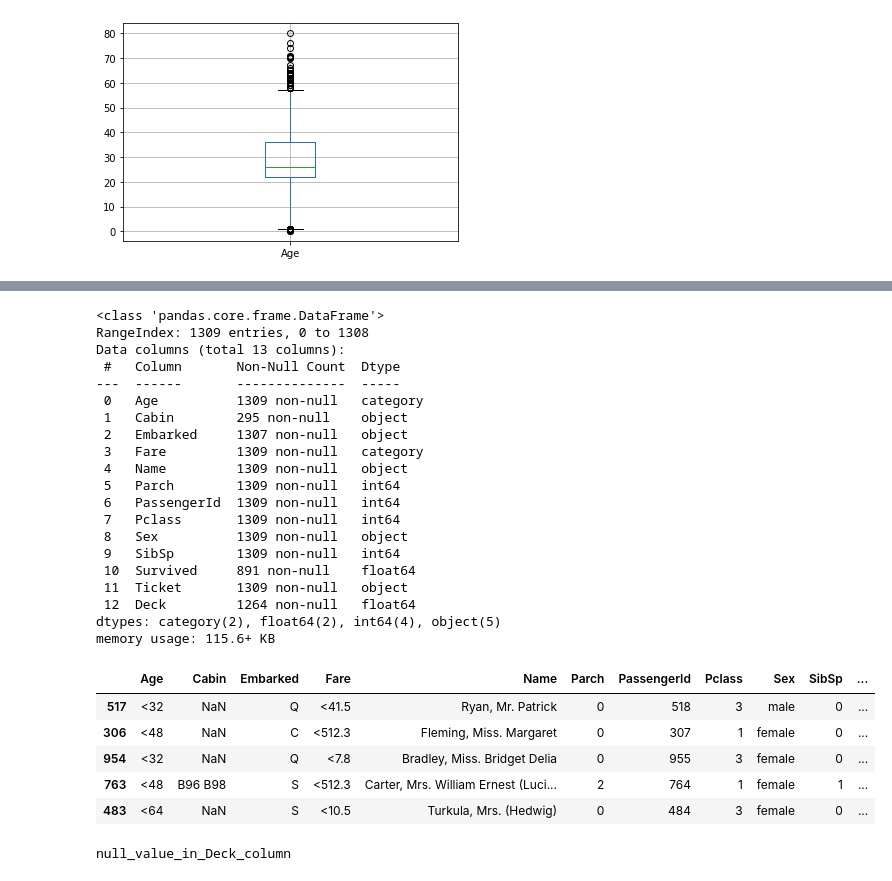
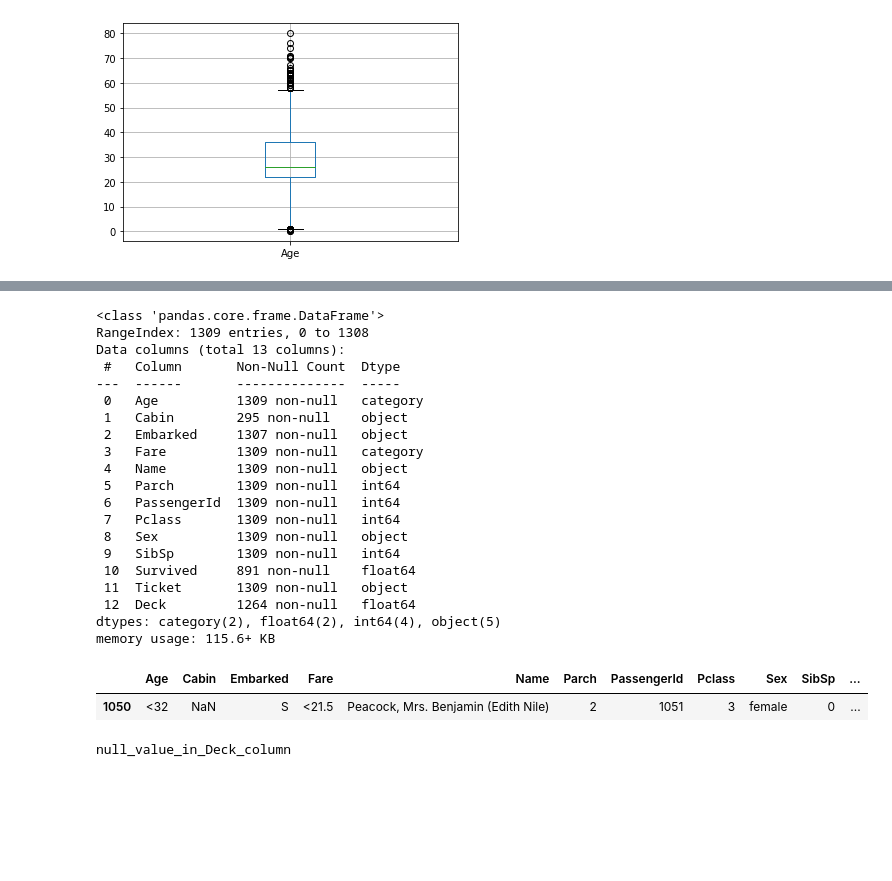
Before and after one commit to johnhhu2020/Kaggle-Machine-Learning-Feature-Engineering, a Jupyter notebook: 87%_Titanic_MachineLearning.ipynb, the cells around one changed output, grey strips where cells are left out. Drawn from its saved outputs; the diff is of its cells as text; code cells hidden in the pictures; blank space fills up the shorter version.

```diff
--- a/87%_Titanic_MachineLearning.ipynb
+++ b/87%_Titanic_MachineLearning.ipynb
@@ -461,39 +421,35 @@ Name: Deck, dtype: float64
 # %%
 ############################################################################################################################### Fillin Cabin based on Pclass Fare
 
 
 # Fill up the NaNs for the cabin based on the grouping above
 df_all['Deck'] = median_deck['Deck'].transform(lambda x: x.fillna(x.median()))
 df_all.info()
 
-df_all.sample(5)
+df_all.sample(1)
 # %% [output]
 <class 'pandas.core.frame.DataFrame'>
 RangeIndex: 1309 entries, 0 to 1308
 Data columns (total 13 columns):
  #   Column       Non-Null Count  Dtype
 ---  ------       --------------  -----
  0   Age          1309 non-null   category
  1   Cabin        295 non-null    object
  2   Embarked     1307 non-null   object
  3   Fare         1309 non-null   category
  4   Name         1309 non-null   object
  5   Parch        1309 non-null   int64
  6   PassengerId  1309 non-null   int64
  7   Pclass       1309 non-null   int64
  8   Sex          1309 non-null   object
  9   SibSp        1309 non-null   int64
  10  Survived     891 non-null    float64
  11  Ticket       1309 non-null   object
  12  Deck         1264 non-null   float64
 dtypes: category(2), float64(2), int64(4), object(5)
 memory usage: 115.6+ KB
 |  | Age | Cabin | Embarked | Fare | Name | Parch | PassengerId | Pclass | Sex | SibSp | ... |
-| 517 | <32 | NaN | Q | <41.5 | Ryan, Mr. Patrick | 0 | 518 | 3 | male | 0 | ... |
-| 306 | <48 | NaN | C | <512.3 | Fleming, Miss. Margaret | 0 | 307 | 1 | female | 0 | ... |
-| 954 | <32 | NaN | Q | <7.8 | Bradley, Miss. Bridget Delia | 0 | 955 | 3 | female | 0 | ... |
-| 763 | <48 | B96 B98 | S | <512.3 | Carter, Mrs. William Ernest (Luci... | 2 | 764 | 1 | female | 1 | ... |
-| 483 | <64 | NaN | S | <10.5 | Turkula, Mrs. (Hedwig) | 0 | 484 | 3 | female | 0 | ... |
+| 1050 | <32 | NaN | S | <21.5 | Peacock, Mrs. Benjamin (Edith Nile) | 2 | 1051 | 3 | female | 0 | ... |
 # %%
 #################################################################################################################################
 
```
Also changed, not shown: parts of 37 cells of this notebook.
